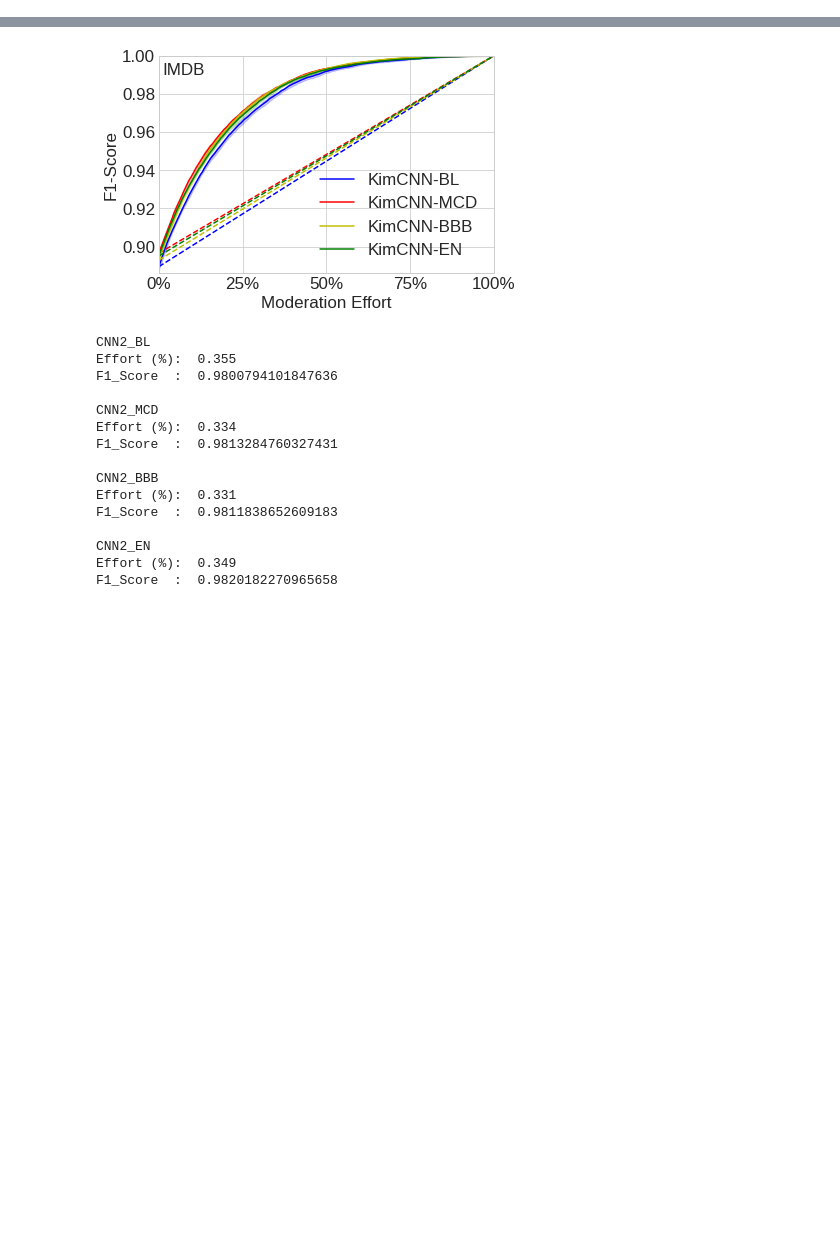
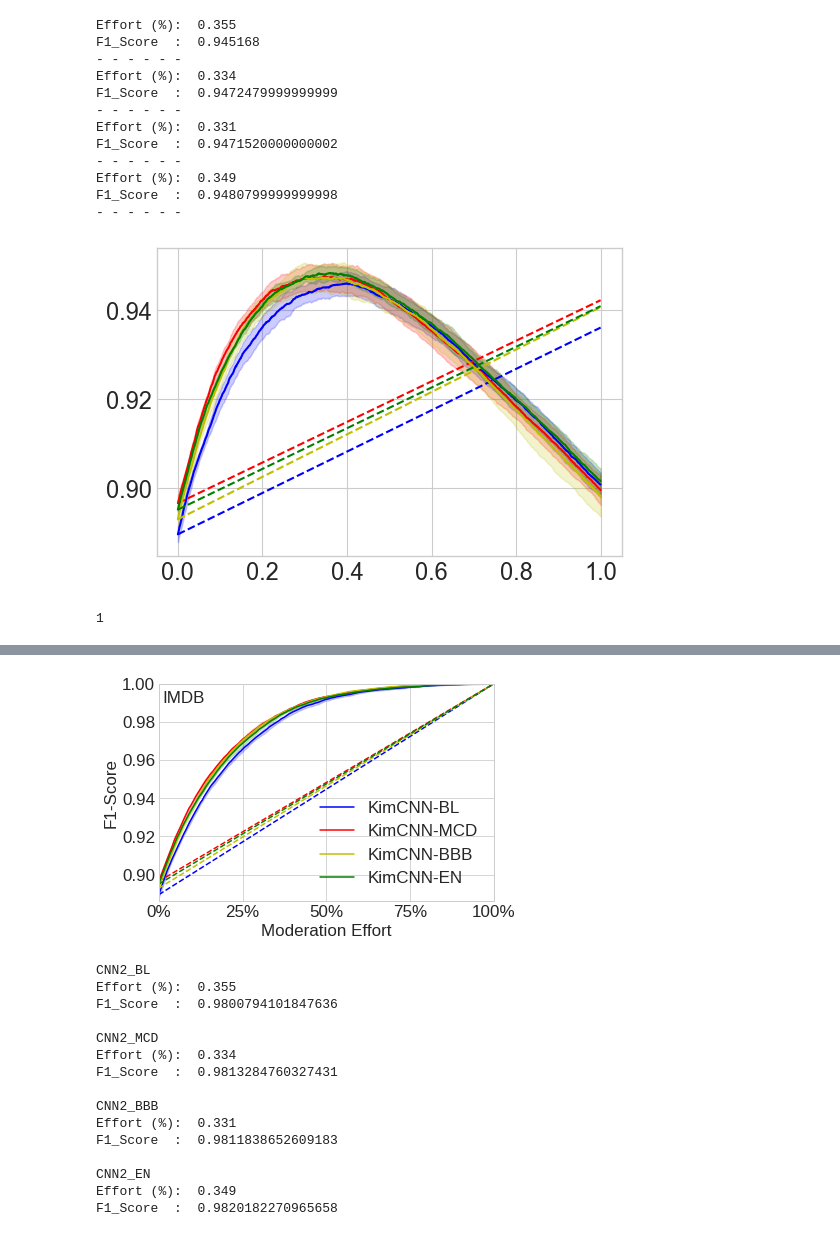
Before and after one commit to jsandersen/CMT, a Jupyter notebook: evaluation/IMDB_CCN2.ipynb, the cells around one changed output, grey strips where cells are left out. Cells and saved outputs as stored; diff of their text form; code cells hidden in the pictures; blank space fills up the shorter version.

```diff
--- a/evaluation/IMDB_CCN2.ipynb
+++ b/evaluation/IMDB_CCN2.ipynb
@@ -25,0 +140,42 @@ plt.rcParams["figure.figsize"] = (6,4)
+# %%
+import random
+
+k = 2
+noise = 0.15
+
+values = []
+
+knee = [.355, .334, .331, .349]
+
+for i in range(len(dfs_all)):
+
+    for df in dfs_all[i]:
+        df["rand_mod"] = [random.randint(0, k) if random.random() < noise else v for _, v in enumerate(df["y_hat"])]
+
+    a, b = plot_moderation_performanceNoise(dfs_all[i], 'u_lc', names[i], colours[i], average='micro', eps=1000)
+    values.append((a, b))
+
+    x = a
+    y = b.values
+
+    print('Effort (%): ', knee[i])
+    print('F1_Score  : ', y[int(knee[i]*1000)])
+    print('- - - - - -')
+# %% [output]
+Effort (%):  0.355
+F1_Score  :  0.945168
+- - - - - -
+Effort (%):  0.334
+F1_Score  :  0.9472479999999999
+- - - - - -
+Effort (%):  0.331
+F1_Score  :  0.9471520000000002
+- - - - - -
+Effort (%):  0.349
+F1_Score  :  0.9480799999999998
+- - - - - -
+[figure, added]
+# %%
+1
+# %% [output]
+1
```
Also changed, not shown: parts of 6 cells of this notebook, 39 other files.
